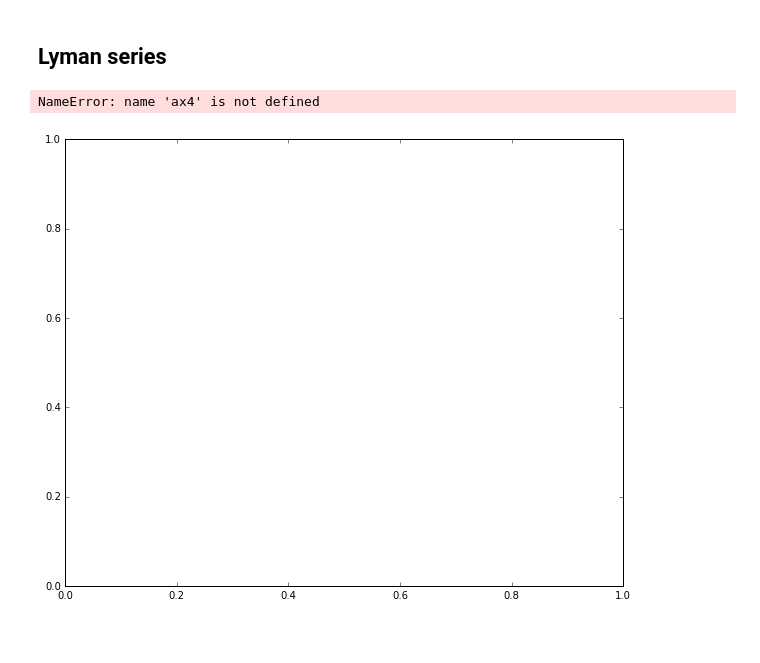
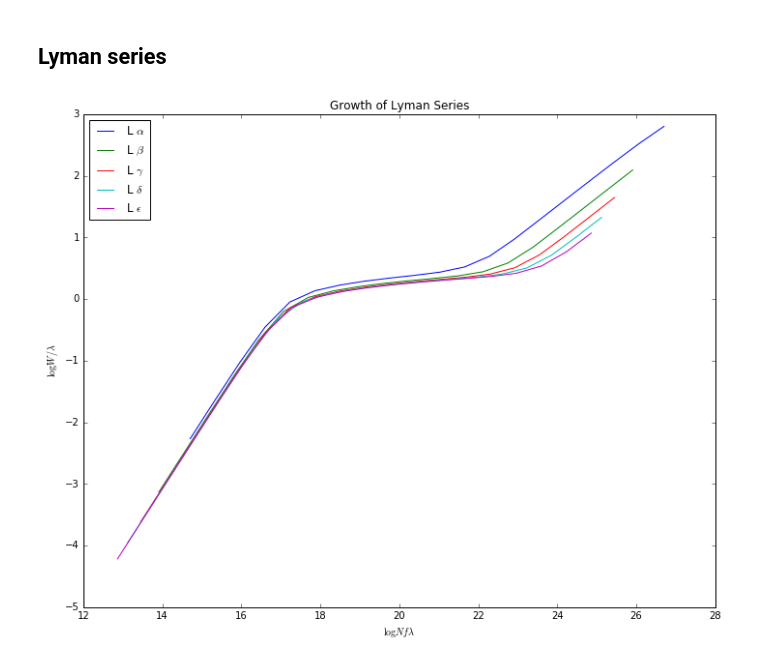
Before and after one commit to MISTY-pipeline/spectacle, a Jupyter notebook: notebooks/Equivalent Width Analysis.ipynb, the cells around one changed output. Cells and saved outputs as stored; diff of their text form; code cells hidden in the pictures; blank space fills up the shorter version.

```diff
--- a/notebooks/Equivalent Width Analysis.ipynb
+++ b/notebooks/Equivalent Width Analysis.ipynb
@@ -13,11 +13,10 @@ This is an overplot of the Balmer and Lyman absorption lines.
 ## Balmer Series
 # %%
 f, ax = plt.subplots(1, 1)
-# f, (ax1, ax2, ax3) = plt.subplots(3, 1, sharex=True)
 
-for lam, f, name, _ in [(6.5646230e+02, 6.9580000e-01, r"H $\alpha$", ax1),
-                        (4.8626880e+02, 1.2180000e-01, r"H $\beta$", ax2),
-                        (4.3416900e+02, 4.4370000e-02, r"H $\gamma$", ax3)]:
+for lam, f, name in [(6.5646230e+02, 6.9580000e-01, r"H $\alpha$"),
+                     (4.8626880e+02, 1.2180000e-01, r"H $\beta$"),
+                     (4.3416900e+02, 4.4370000e-02, r"H $\gamma$")]:
     log_n, log_w = [], []
 
     for n in np.logspace(12, 24, 20):
@@ -46,35 +45,33 @@ plt.show()
 ## Lyman series
 # %%
 f, ax = plt.subplots(1, 1)
-# f, (ax1, ax2, ax3, ax4, ax5) = plt.subplots(5, 1, sharex=True)
 
-for lam, f, name, _ in [(1.2156701e+03, 4.1640000e-01, r"L $\alpha$", ax1),
-                        (1.0257223e+03, 7.9120000e-02, r"L $\beta$", ax2),
-                        (9.7253680e+02, 2.9000000e-02, r"L $\gamma$", ax3),
-                        (9.4974310e+02, 1.3940000e-02, r"L $\delta$", ax4),
-                        (9.3780350e+02, 7.7990000e-03, r"L $\epsilon$", ax5)]:
+for lam, f, name in [(1.2156701e+03, 4.1640000e-01, r"L $\alpha$"),
+                     (1.0257223e+03, 7.9120000e-02, r"L $\beta$"),
+                     (9.7253680e+02, 2.9000000e-02, r"L $\gamma$"),
+                     (9.4974310e+02, 1.3940000e-02, r"L $\delta$"),
+                     (9.3780350e+02, 7.7990000e-03, r"L $\epsilon$")]:
     log_n, log_w = [], []
 
     for n in np.logspace(12, 24, 20):
         # Create spectrum
         spectrum = Spectrum1D()
         spectrum.add_line(lambda_0=lam, f_value=f, v_doppler=1e7, column_density=n)
 
         # Append values to lists
         log_n.append(np.log10(n * f * (lam)))
         ew, ew_uncert = spectrum.equivalent_width()
         log_w.append(np.log10(ew))
 
     ax.plot(log_n, log_w, label=name)
     ax.set_title("Growth of Lyman Series")
 
 ax.set_xlabel("$\log N f \lambda$")
 ax.set_ylabel("$\log W / \lambda$")
 
 # plt.plot(spectrum1.dispersion, spectrum1.flux)
 plt.legend(loc=0)
 plt.tight_layout()
 plt.show()
 # %% [output]
-NameError: name 'ax4' is not defined
-[figure, old version]
+[figure, new version]
```
Also changed, not shown: 1 other file.
